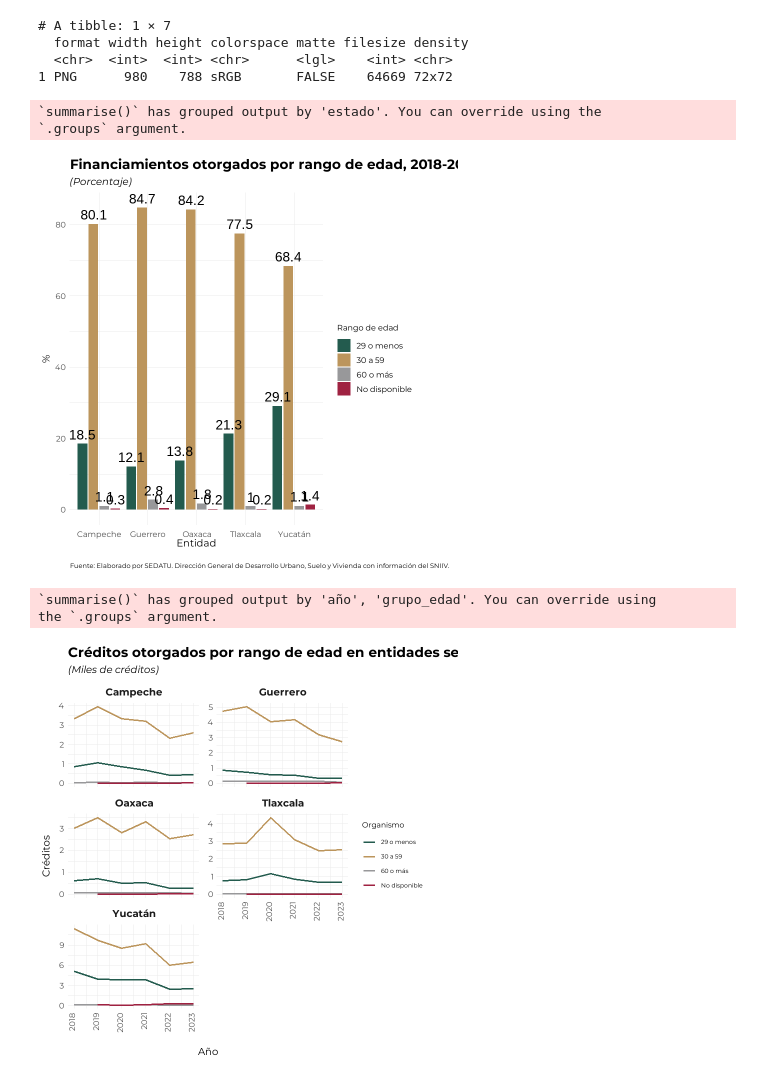
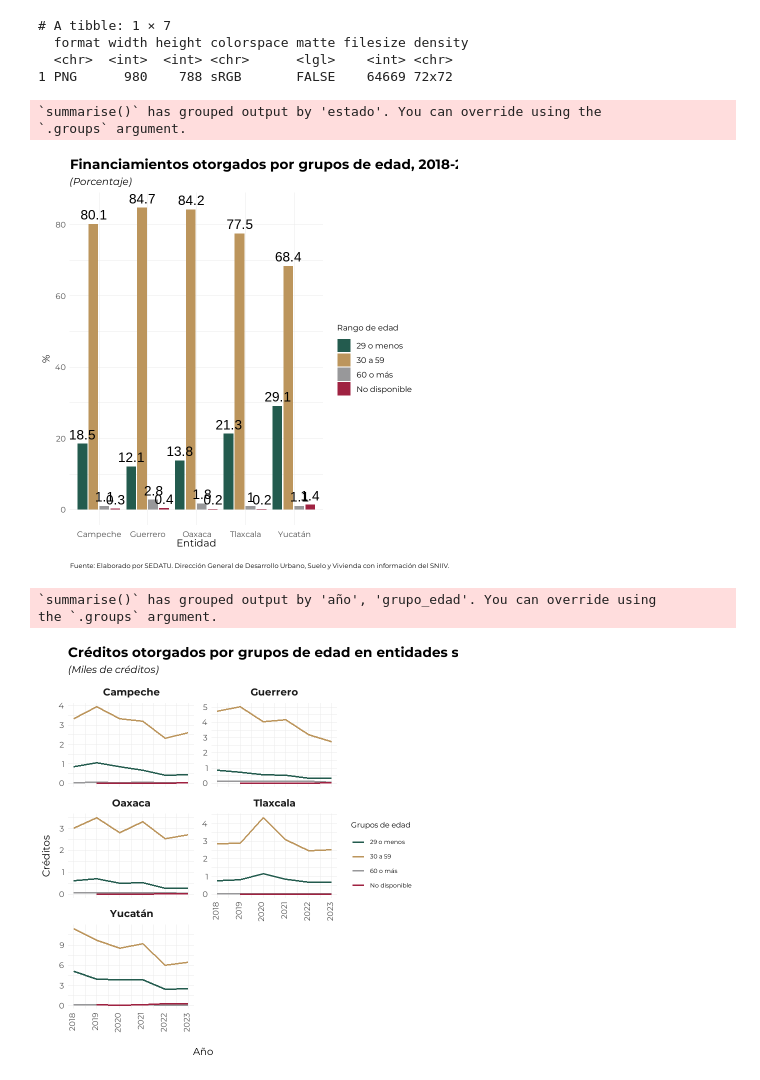
Before and after one commit to claudiodanielpc/datavivi, a Jupyter notebook: entidades_gpo.ipynb, the cells around one changed output. Saved outputs shown, nothing was run; the diff lists cells and outputs as text; code cells hidden in the pictures.

```diff
--- a/entidades_gpo.ipynb
+++ b/entidades_gpo.ipynb
@@ -195,7 +195,7 @@ crea_tabla(titulo="Créditos otorgados por INFONAVIT Y FOVISSSTE por entidad, 20
 # %%
 financiamientos%>%
 rename("creditos"=acciones)%>%
-crea_grafbarra(estado,grupo_edad,"Entidad","%","Financiamientos otorgados por rango de edad, 2018-2023","(Porcentaje)",
+crea_grafbarra(estado,grupo_edad,"Entidad","%","Financiamientos otorgados por grupos de edad, 2018-2023","(Porcentaje)",
                "\nFuente: Elaborado por SEDATU. Dirección General de Desarrollo Urbano, Suelo y Vivienda con información del SNIIV.",
                "Rango de edad")
 
@@ -203,39 +203,39 @@ ggsave("estados_rango_edad.png",width = 10, height = 7, units = "in", dpi = 150,
 # %% [output]
 `summarise()` has grouped output by 'estado'. You can override using the
 `.groups` argument.
-[figure, old version]
+[figure, new version]
 # %%
 financiamientos%>%
 group_by(año,grupo_edad,estado)%>%
 summarise(creditos=sum(acciones))%>%
 mutate(creditos=creditos/1000)%>%
 ungroup()%>%
 ggplot(aes(x=año,y=creditos,color=grupo_edad))+
 geom_line(aes(group=grupo_edad),size=1)+
-scale_color_manual("Organismo",values=colores)+
-labs(x="Año",y="Créditos",title="Créditos otorgados por rango de edad en entidades seleccionadas, 2018-2023",subtitle="(Miles de créditos)",fill="Rango de edad")+
+scale_color_manual("Grupos de edad",values=colores)+
+labs(x="Año",y="Créditos",title="Créditos otorgados por grupos de edad en entidades seleccionadas, 2018-2023",subtitle="(Miles de créditos)",fill="Rango de edad")+
 theme_minimal()+
 theme(legend.position = "bottom")+
 scale_y_continuous(labels = scales::label_comma()) +
     theme(
       plot.title = element_text(hjust = 0, size = 20, face = "bold"),
       plot.subtitle = element_text(hjust = 0, size = 15, face = "italic"),
       plot.caption = element_text(hjust = 0, size = 8),
       legend.position = "right",
       axis.ticks = element_blank(),
       axis.title = element_text(size = 15),
       axis.text.x = element_text(size = 12, angle = 90, hjust = 0.95, vjust = 0.2),
       axis.text.y = element_text(size = 12),
       text = element_text(family = "pop"),
       strip.text = element_text(size = 15,face = "bold")
     )+
 facet_wrap(~estado,ncol=2, scales = "free_y")
 
 ggsave("linea_organismo.png",width = 10, height = 7, units = "in", dpi = 150,bg= "white")
 # %% [output]
 `summarise()` has grouped output by 'año', 'grupo_edad'. You can override using
 the `.groups` argument.
-[figure, old version]
+[figure, new version]
 # %%
 financiamientos%>%
 group_by(año,organismo,estado)%>%
```
Also changed, not shown: parts of 2 cells of this notebook.
